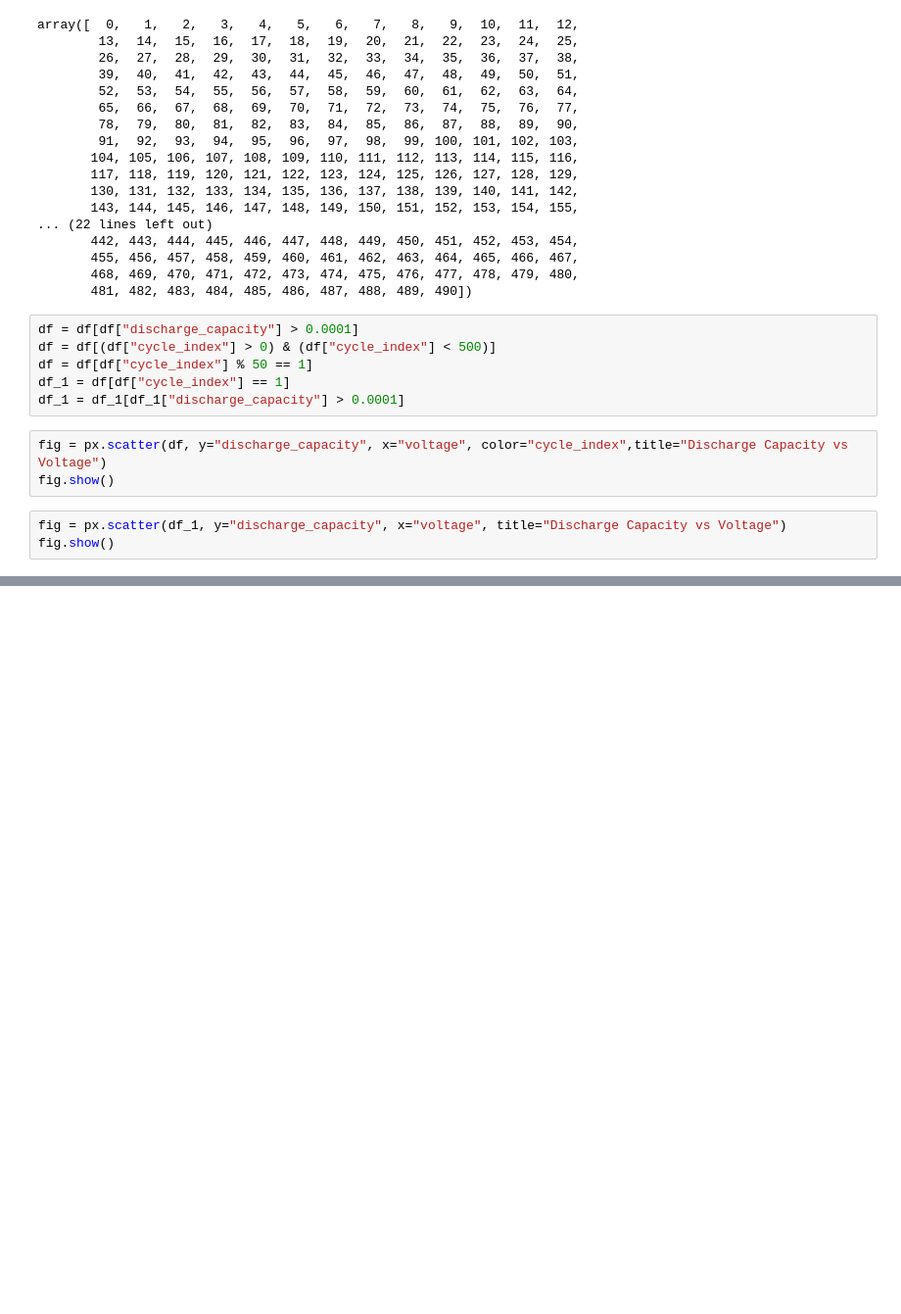
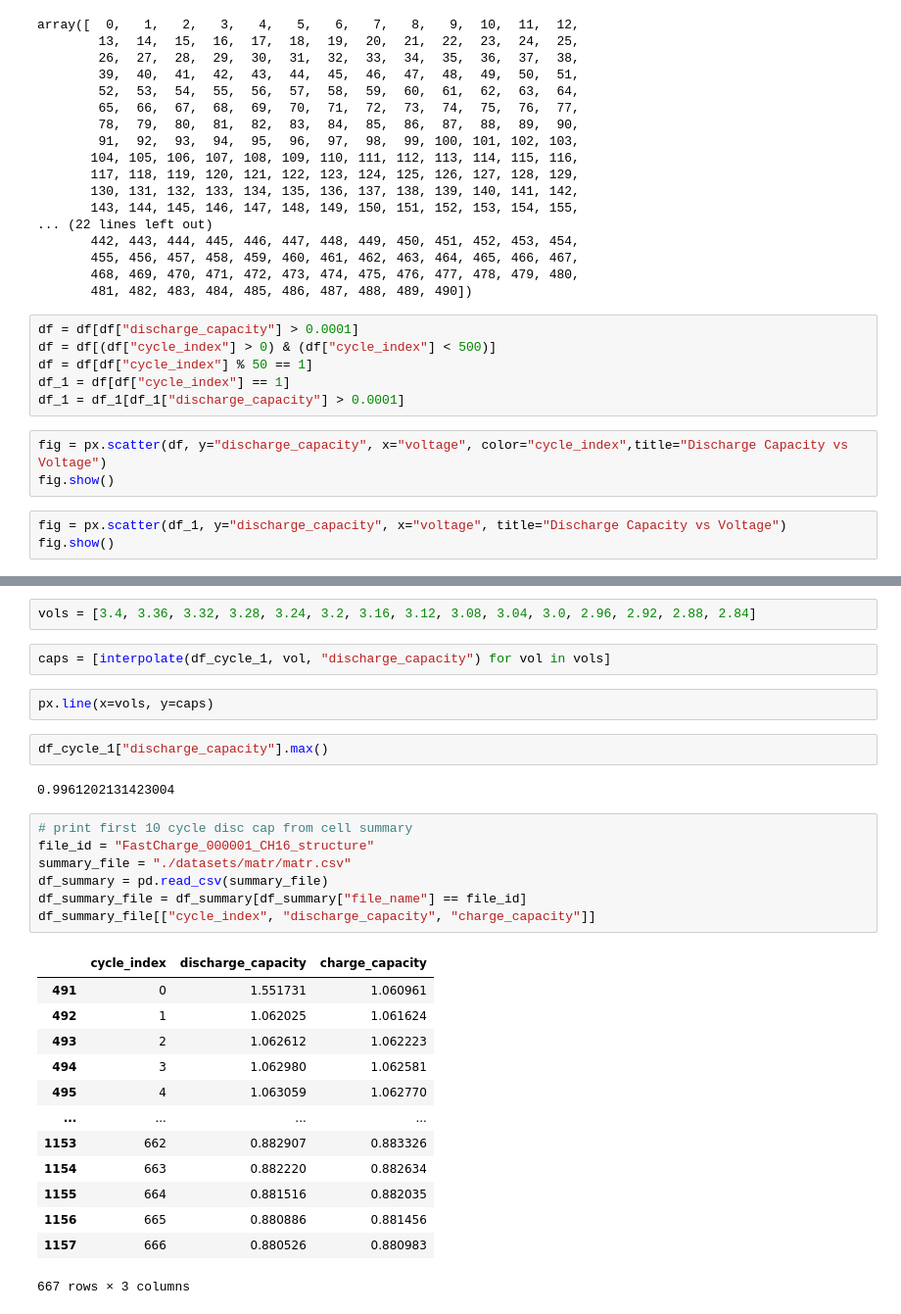
Before and after one commit to michaelreadyone/battery_life_prediction, a Jupyter notebook: cell_records_eda.ipynb, the cells around one changed output, grey strips where cells are left out. Shown at 98% size. Saved outputs shown, nothing was run; the diff lists cells and outputs as text; blank space fills up the shorter version.

```diff
--- a/cell_records_eda.ipynb
+++ b/cell_records_eda.ipynb
@@ -76,0 +116,31 @@ df_1_discharge_capacity
+# %%
+vols = [3.4, 3.36, 3.32, 3.28, 3.24, 3.2, 3.16, 3.12, 3.08, 3.04, 3.0, 2.96, 2.92, 2.88, 2.84]
+# %%
+caps = [interpolate(df_cycle_1, vol, "discharge_capacity") for vol in vols]
+# %%
+px.line(x=vols, y=caps)
+# %%
+df_cycle_1["discharge_capacity"].max()
+# %% [output]
+0.9961202131423004
+# %%
+# print first 10 cycle disc cap from cell summary
+file_id = "FastCharge_000001_CH16_structure"
+summary_file = "./datasets/matr/matr.csv"
+df_summary = pd.read_csv(summary_file)
+df_summary_file = df_summary[df_summary["file_name"] == file_id]
+df_summary_file[["cycle_index", "discharge_capacity", "charge_capacity"]]
+# %% [output]
+|  | cycle_index | discharge_capacity | charge_capacity |
+| 491 | 0 | 1.551731 | 1.060961 |
+| 492 | 1 | 1.062025 | 1.061624 |
+| 493 | 2 | 1.062612 | 1.062223 |
+| 494 | 3 | 1.062980 | 1.062581 |
+| 495 | 4 | 1.063059 | 1.062770 |
+| ... | ... | ... | ... |
+| 1153 | 662 | 0.882907 | 0.883326 |
+| 1154 | 663 | 0.882220 | 0.882634 |
+| 1155 | 664 | 0.881516 | 0.882035 |
+| 1156 | 665 | 0.880886 | 0.881456 |
+| 1157 | 666 | 0.880526 | 0.880983 |
+667 rows × 3 columns
```
Also changed, not shown: parts of 11 cells of this notebook, 5 other files.
